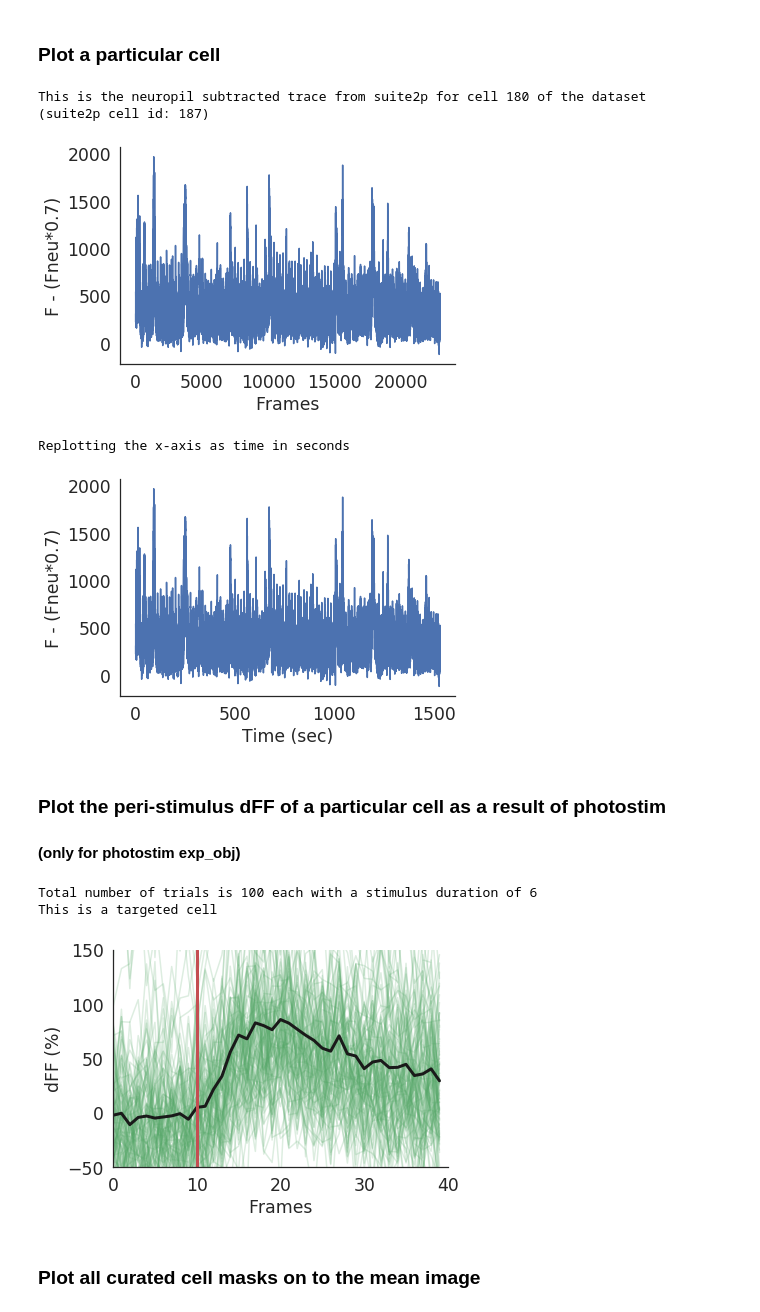
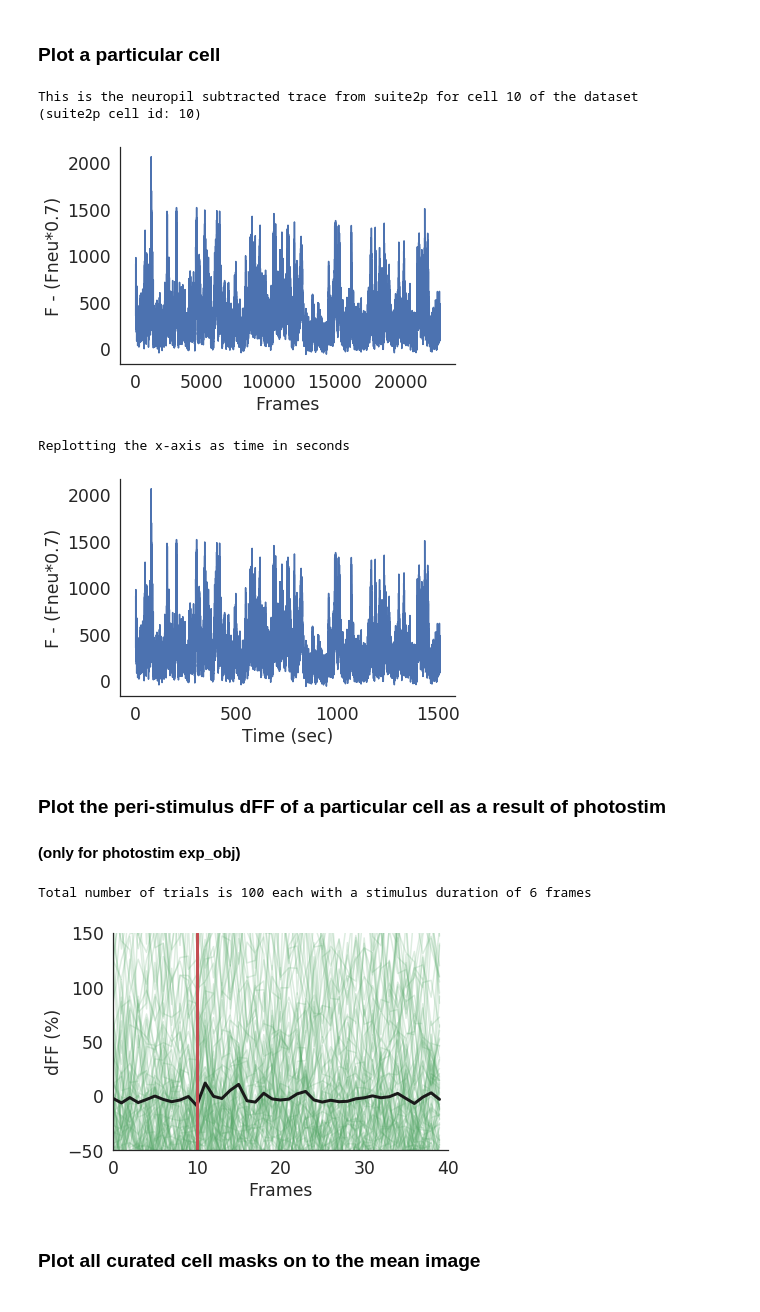
Before and after one commit to Packer-Lab/Vape, a Jupyter notebook: jupyter/how_to_vape_rob.ipynb, the cells around one changed output. Drawn from its saved outputs; the diff is of its cells as text; code cells hidden in the pictures.

```diff
--- a/jupyter/how_to_vape_rob.ipynb
+++ b/jupyter/how_to_vape_rob.ipynb
@@ -23,5 +23,7 @@ for file in os.listdir(data_folder):
     if '.pkl' in file:
         pkl_file = file
 
-with open(pkl_file, 'rb') as f:
+pkl_path = os.path.join(data_folder, pkl_file)
+
+with open(pkl_path, 'rb') as f:
     session_obj = pickle.load(f)
@@ -88,7 +78,7 @@ The range of frames is: range(0, 22986)
 # %% [markdown]
 ### Plot a particular cell
 # %%
-cell = 180
+cell = 10
 
 print('This is the neuropil subtracted trace from suite2p for cell', cell,
       'of the dataset \n(suite2p cell id:', exp_obj.cell_id[0][cell],
@@ -100,28 +90,28 @@ plt.plot(y);
 plt.xlabel('Frames');
 plt.ylabel('F - (Fneu*0.7)');
 # %% [output]
-This is the neuropil subtracted trace from suite2p for cell 180 of the dataset
-(suite2p cell id: 187)
+This is the neuropil subtracted trace from suite2p for cell 10 of the dataset
+(suite2p cell id: 10)
-[figure, old version]
+[figure, new version]
 # %%
 print('Replotting the x-axis as time in seconds')
 
-fps = int(exp_obj.fps)
+fps = exp_obj.fps
 x = np.array(range(len(y)))/fps
 
 plt.plot(x,y)
 plt.xlabel('Time (sec)');
 plt.ylabel('F - (Fneu*0.7)');
 # %% [output]
 Replotting the x-axis as time in seconds
-[figure, old version]
+[figure, new version]
 # %% [markdown]
 ### Plot the peri-stimulus dFF of a particular cell as a result of photostim
 #### (only for photostim exp_obj)
 # %%
 n_trials = exp_obj.n_trials
 duration_frames = exp_obj.duration_frames
-print('Total number of trials is', n_trials, 'each with a stimulus duration of', duration_frames)
+print('Total number of trials is', n_trials, 'each with a stimulus duration of', duration_frames, 'frames')
 
 if exp_obj.targeted_cells[cell] == 1:
     print('This is a targeted cell')
@@ -147,9 +137,8 @@ plt.ylabel('dFF (%)');
 
 plt.plot([pre_frames] * 2, [-50, 150], 'r', lw=3);
 # %% [output]
-Total number of trials is 100 each with a stimulus duration of 6
-This is a targeted cell
+Total number of trials is 100 each with a stimulus duration of 6 frames
-[figure, old version]
+[figure, new version]
 # %% [markdown]
 ### Plot all curated cell masks on to the mean image
 # %%
```
Also changed, not shown: parts of 2 cells of this notebook, 2 other files.
